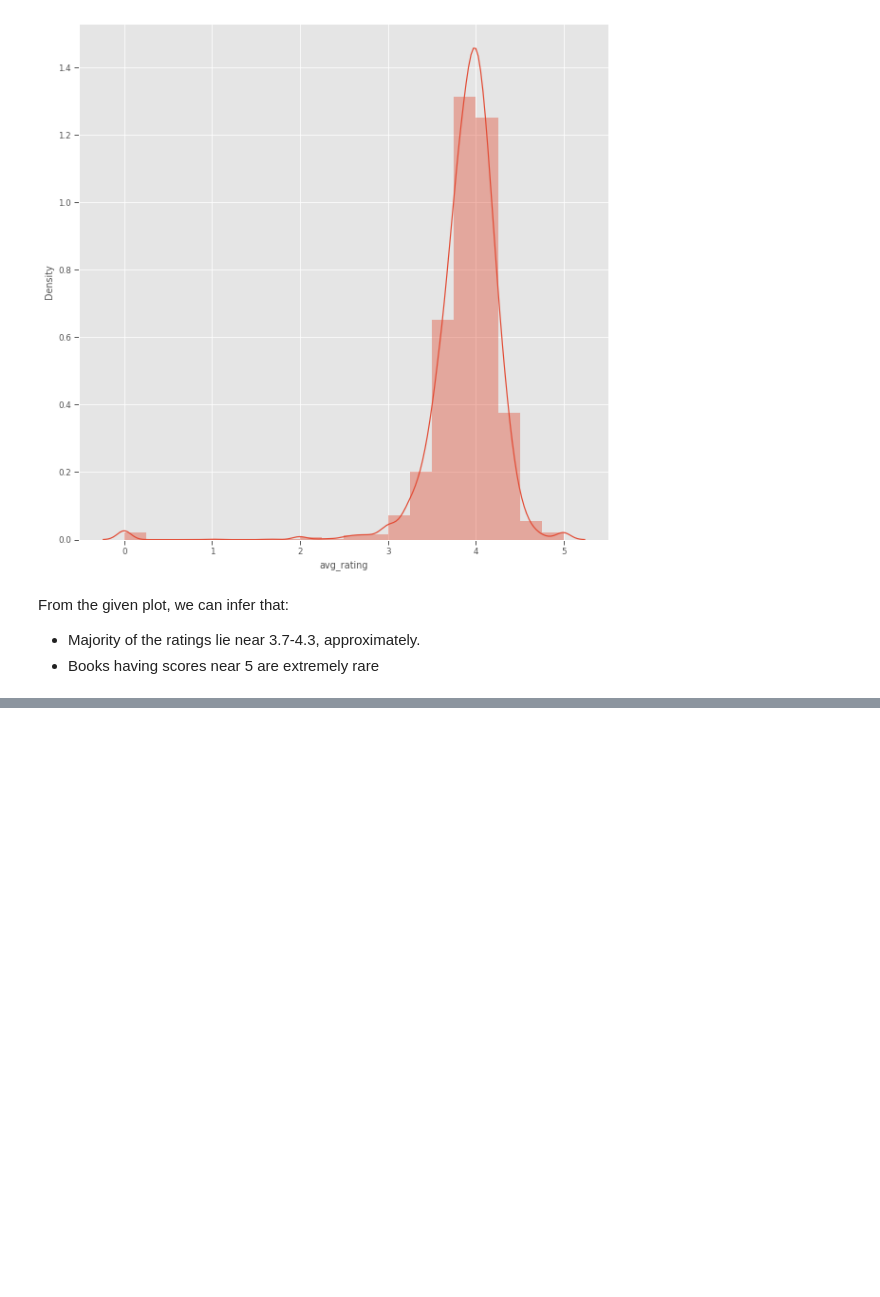
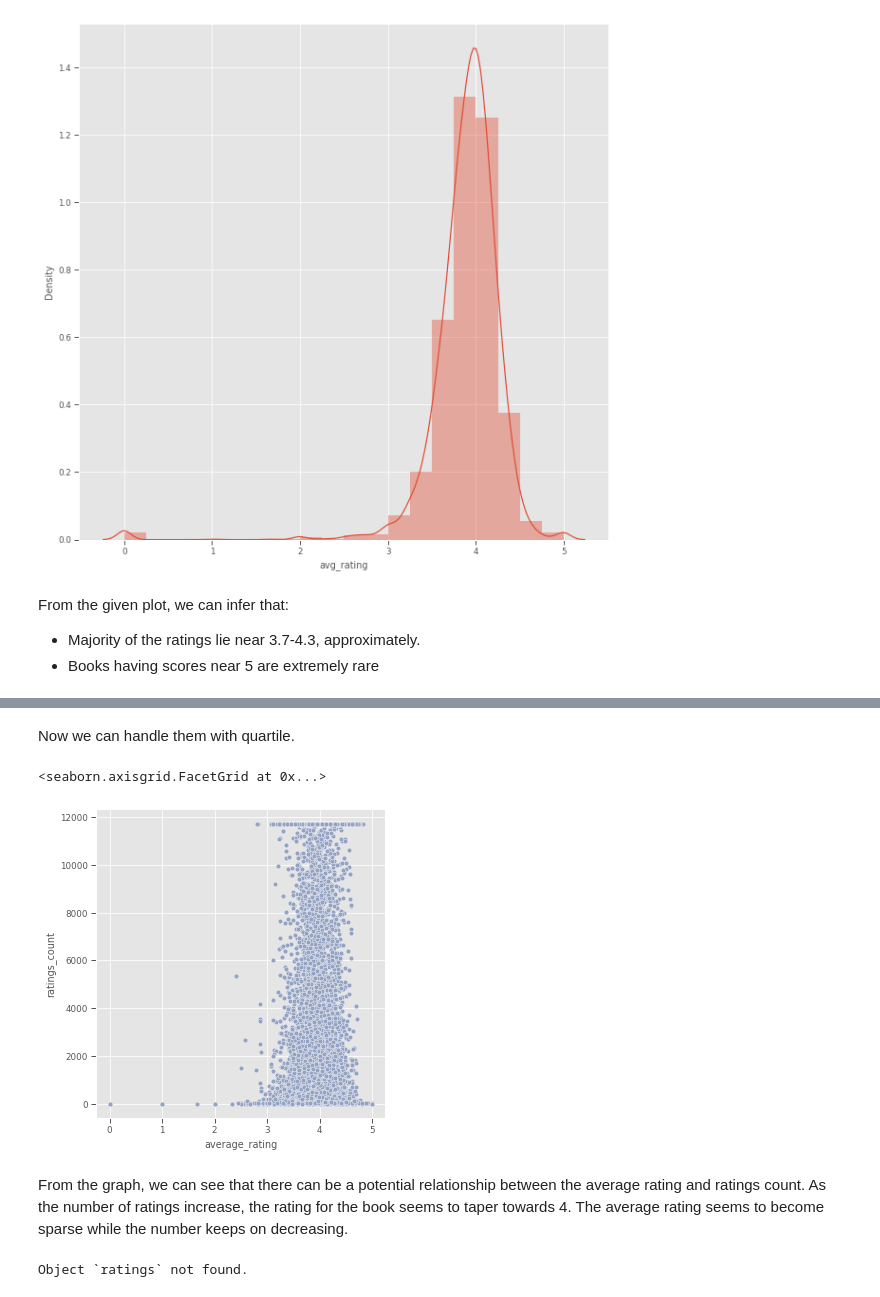
Before and after one commit to sajjad5221/book-recommendation, a Jupyter notebook: book_recommendation.ipynb, the cells around one changed output, grey strips where cells are left out. Cells and saved outputs as stored; diff of their text form; code cells hidden in the pictures; blank space fills up the shorter version.

```diff
--- a/book_recommendation.ipynb
+++ b/book_recommendation.ipynb
@@ -258,0 +255,2 @@ From the given plot, we can infer that:
+# %% [markdown]
+Now we can handle them with quartile.
@@ -258,0 +262,11 @@ From the given plot, we can infer that:
+# %%
+sns.relplot(x = "average_rating", y = "ratings_count",color = '#95a3c3', data = df)
+# %% [output]
+<seaborn.axisgrid.FacetGrid at 0x...>
+[figure, added]
+# %% [markdown]
+From the graph, we can see that there can be a potential relationship between the average rating and ratings count. As the number of ratings increase, the rating for the book seems to taper towards 4. The average rating seems to become sparse while the number keeps on decreasing.
+# %%
+Is there a relationship between number of pages and ratings?
+# %% [output]
+Object `ratings` not found.
```
Also changed, not shown: parts of 32 cells of this notebook.
